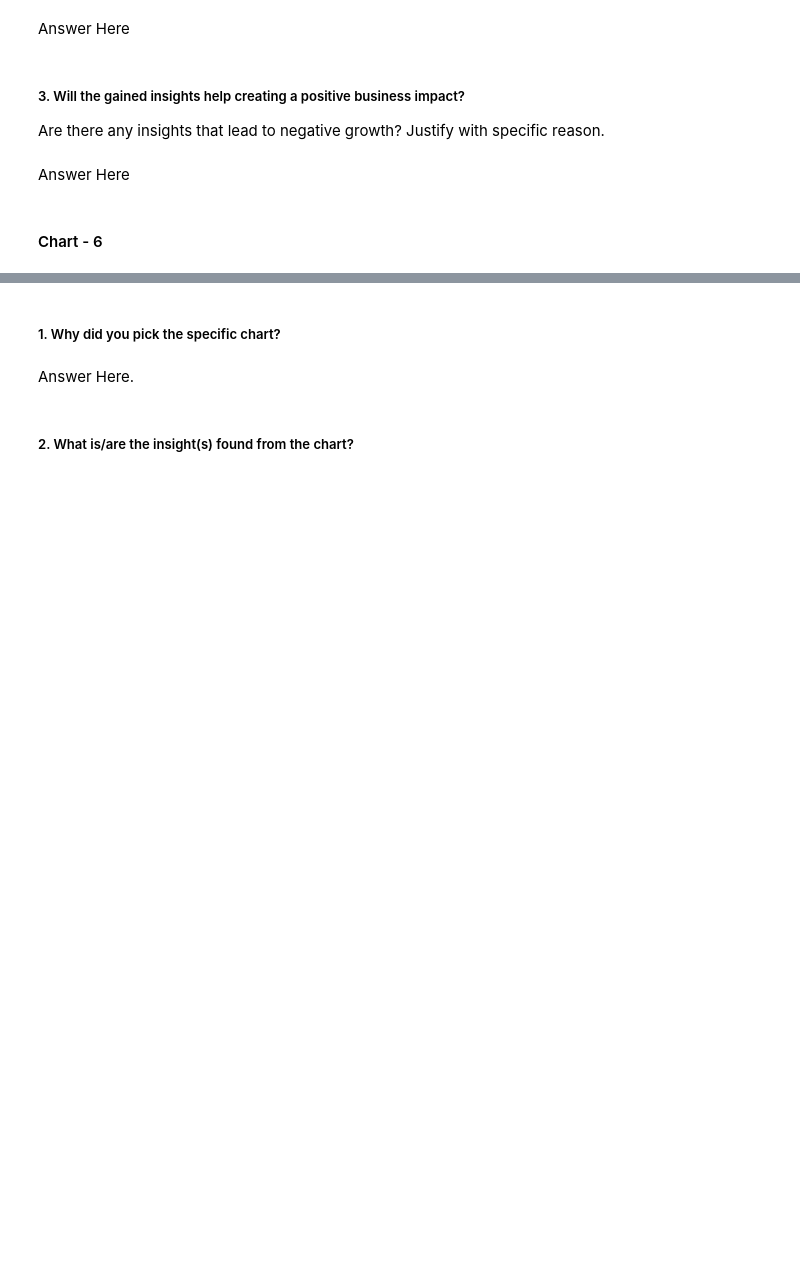
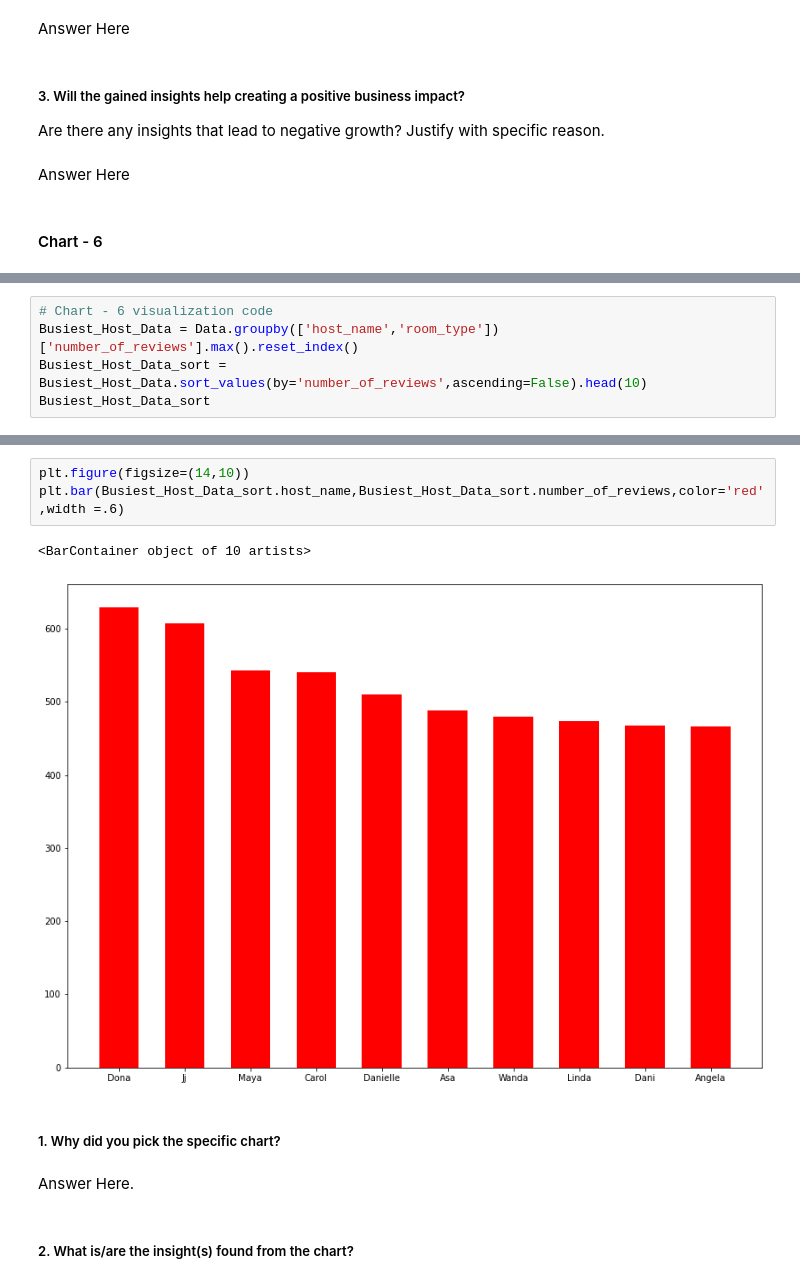
Before and after one commit to HemantSingh108/Airbnb_booking_analysis, a Jupyter notebook: Airbnb_Bookings_Analysis_Capstone_Project.ipynb, the cells around one changed output, grey strips where cells are left out. Saved outputs shown, nothing was run; the diff lists cells and outputs as text; blank space fills up the shorter version.

```diff
--- a/Airbnb_Bookings_Analysis_Capstone_Project.ipynb
+++ b/Airbnb_Bookings_Analysis_Capstone_Project.ipynb
@@ -413,0 +412,5 @@ Answer Here
+# %%
+# Chart - 6 visualization code
+Busiest_Host_Data = Data.groupby(['host_name','room_type'])['number_of_reviews'].max().reset_index()
+Busiest_Host_Data_sort = Busiest_Host_Data.sort_values(by='number_of_reviews',ascending=False).head(10)
+Busiest_Host_Data_sort
@@ -414,3 +429,9 @@ Answer Here
+# %%
+plt.figure(figsize=(14,10))
+plt.bar(Busiest_Host_Data_sort.host_name,Busiest_Host_Data_sort.number_of_reviews,color='red',width =.6)
+# %% [output]
+<BarContainer object of 10 artists>
+[figure, added]
 # %% [markdown]
 ##### 1. Why did you pick the specific chart?
 # %% [markdown]
```
Also changed, not shown: parts of 7 cells of this notebook.
